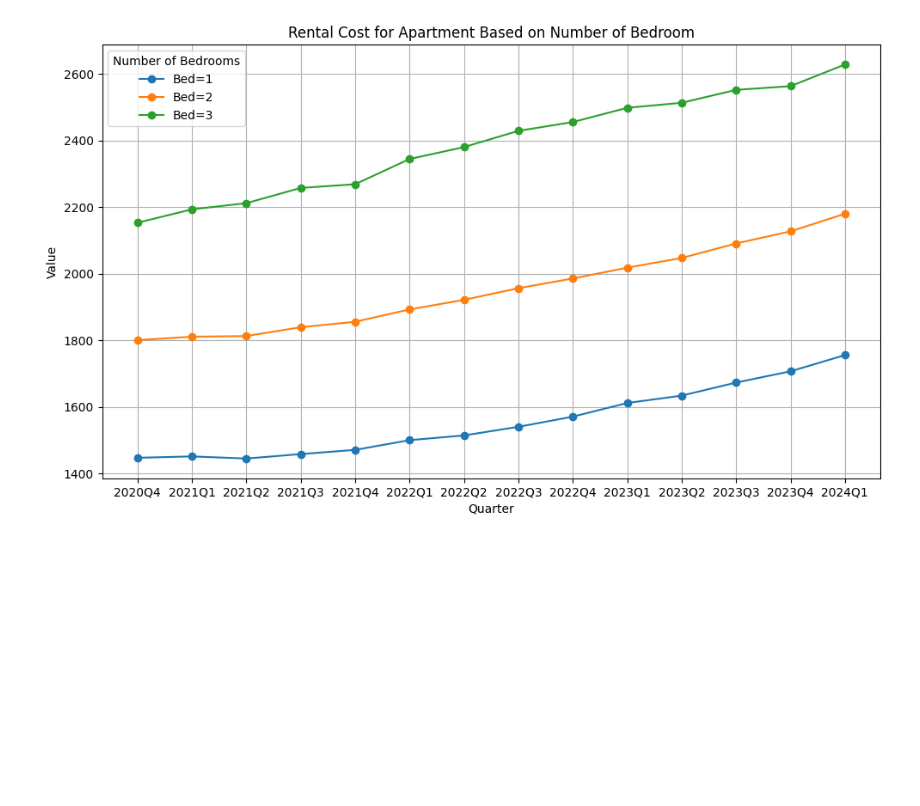
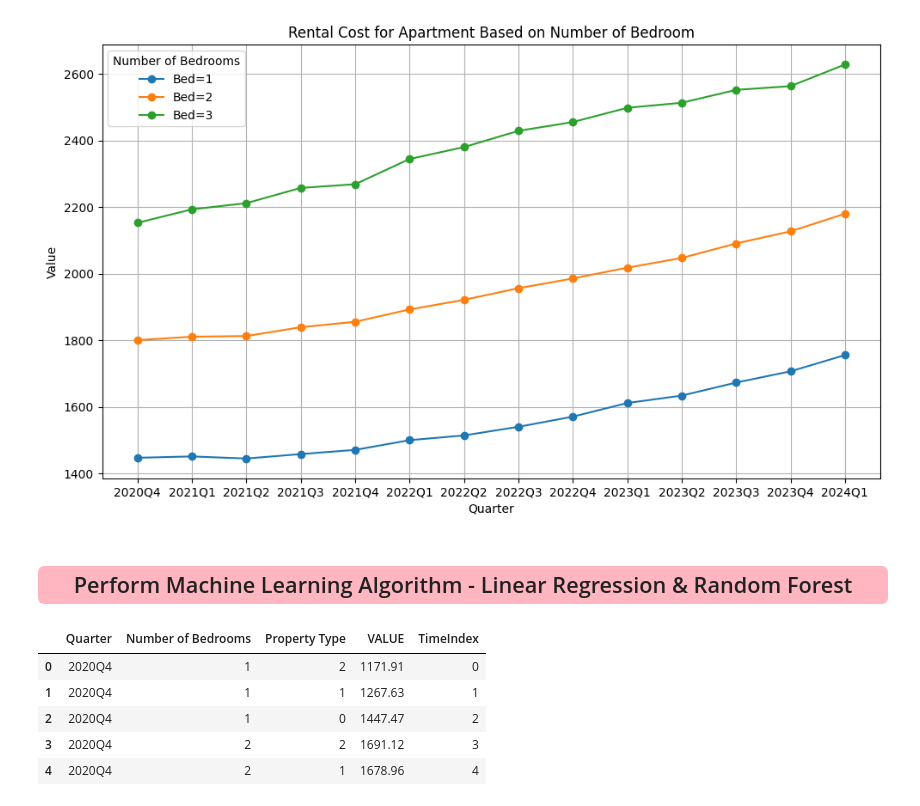
Before and after one commit to santhosh-sba24100/SBA24100_CA3_Strategy_Thinking, a Jupyter notebook: CA3-Strategy_Thinking.ipynb, the cells around one changed output. Cells and saved outputs as stored; diff of their text form; code cells hidden in the pictures; blank space fills up the shorter version.

```diff
--- a/CA3-Strategy_Thinking.ipynb
+++ b/CA3-Strategy_Thinking.ipynb
@@ -189,3 +189,5 @@ for type in df['Property Type'].unique():
 [figure]
 [figure]
 [figure]
+# %% [markdown]
+<h2><center> <div style="background-color:lightpink;border-radius:6px; padding: 4px;">Perform Machine Learning Algorithm - Linear Regression & Random Forest </div></center></h2>
@@ -191,0 +200,12 @@ for type in df['Property Type'].unique():
+# %%
+df = df.sort_values('Quarter')
+df['TimeIndex'] = range(len(df))  # Creates a numeric trend variable
+# %%
+df.head()
+# %% [output]
+|  | Quarter | Number of Bedrooms | Property Type | VALUE | TimeIndex |
+| 0 | 2020Q4 | 1 | 2 | 1171.91 | 0 |
+| 1 | 2020Q4 | 1 | 1 | 1267.63 | 1 |
+| 2 | 2020Q4 | 1 | 0 | 1447.47 | 2 |
+| 3 | 2020Q4 | 2 | 2 | 1691.12 | 3 |
+| 4 | 2020Q4 | 2 | 1 | 1678.96 | 4 |
```
Also changed, not shown: parts of 3 cells of this notebook.
